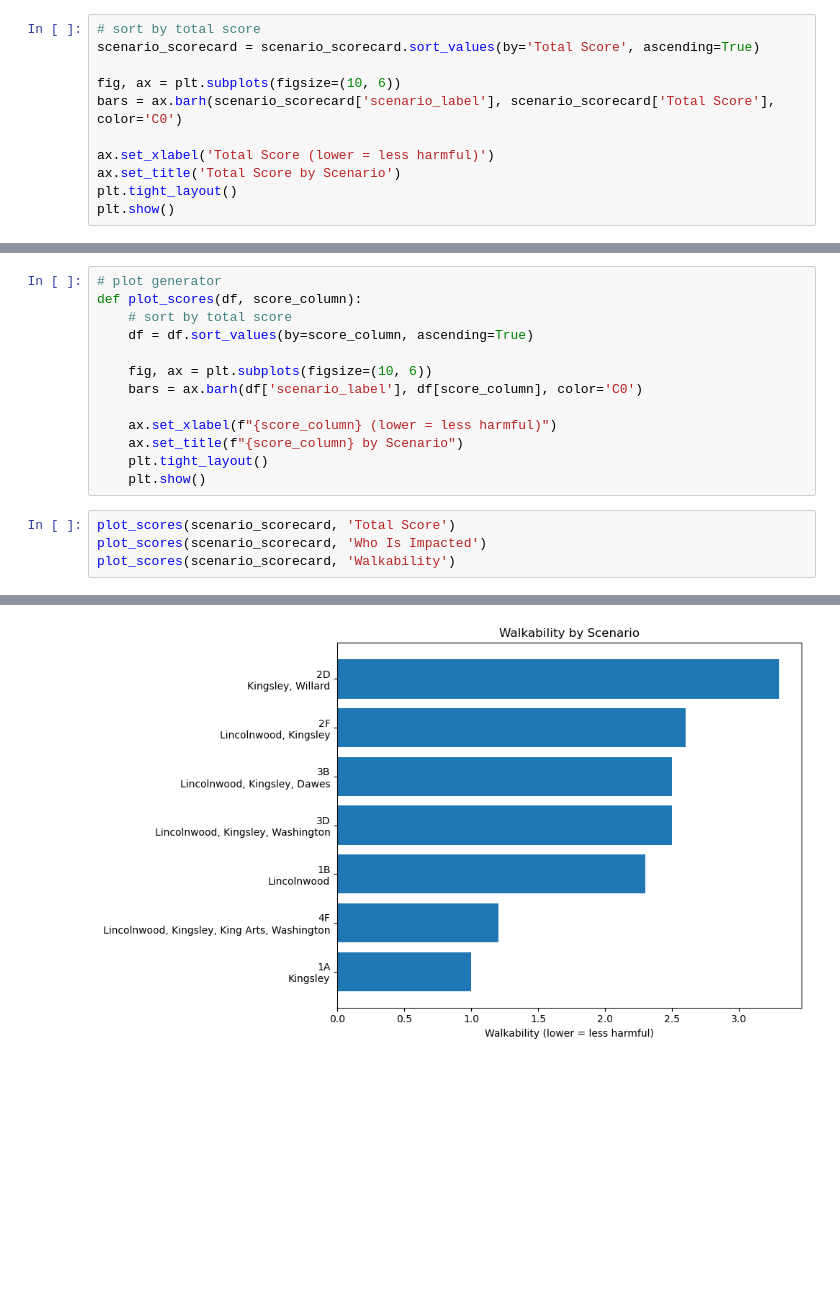
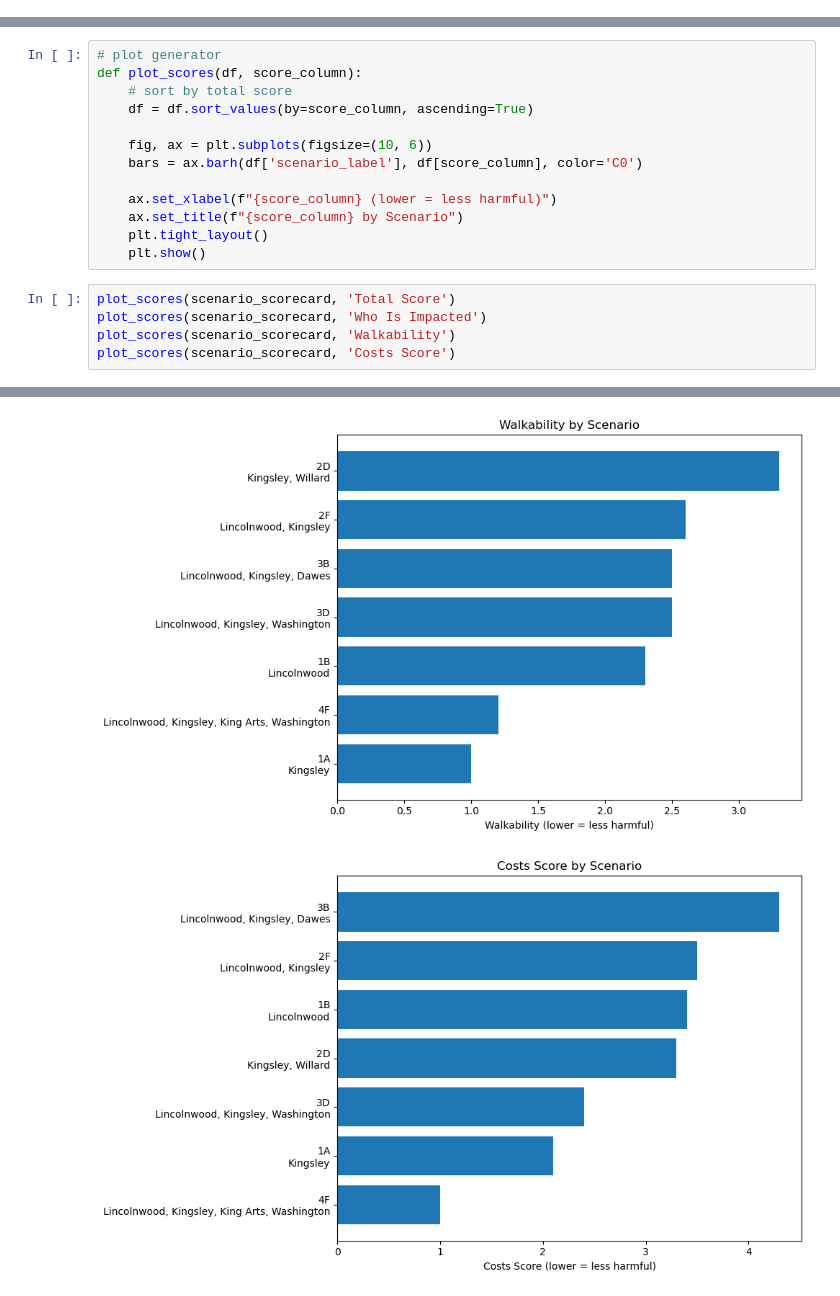
Before and after one commit to la-mcnamara/d65-school-closure-scenarios, a Jupyter notebook: notebooks/Scenario Scorecard Visualization.ipynb, the cells around one changed output, grey strips where cells are left out. Cells and saved outputs as stored; diff of their text form; blank space fills up the shorter version.

Commit message:
update graphic

```diff
--- a/notebooks/Scenario Scorecard Visualization.ipynb
+++ b/notebooks/Scenario Scorecard Visualization.ipynb
@@ -22,14 +22,3 @@ display(scenario_scorecard.head())
 | 3 | 2D | Kingsley, Willard | 1.4 | 1.2 | 1.6 | 2.9 | 3.3 | ... |
 | 4 | 3D | Lincolnwood, Kingsley, Washington | 1.0 | 1.0 | 1.0 | 1.8 | 2.5 | ... |
 5 rows × 21 columns
-# %%
-# sort by total score
-scenario_scorecard = scenario_scorecard.sort_values(by='Total Score', ascending=True)
-
-fig, ax = plt.subplots(figsize=(10, 6))
-bars = ax.barh(scenario_scorecard['scenario_label'], scenario_scorecard['Total Score'], color='C0')
-
-ax.set_xlabel('Total Score (lower = less harmful)')
-ax.set_title('Total Score by Scenario')
-plt.tight_layout()
-plt.show()
@@ -51,8 +49,10 @@ def plot_scores(df, score_column):
 # %%
 plot_scores(scenario_scorecard, 'Total Score')
 plot_scores(scenario_scorecard, 'Who Is Impacted')
 plot_scores(scenario_scorecard, 'Walkability')
+plot_scores(scenario_scorecard, 'Costs Score')
 # %% [output]
 [figure]
 [figure]
 [figure]
+[figure, added]
```
Also changed, not shown: parts of 2 cells of this notebook.
